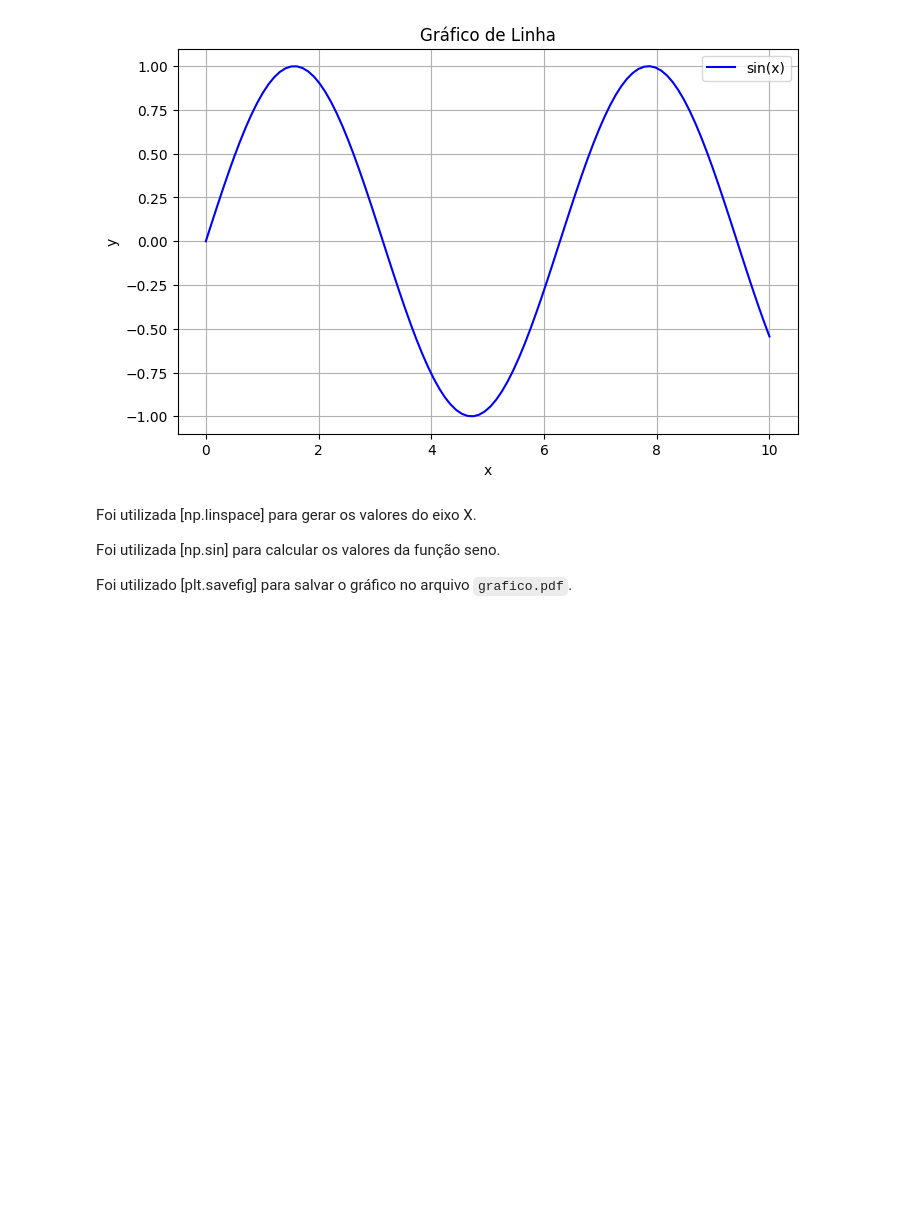
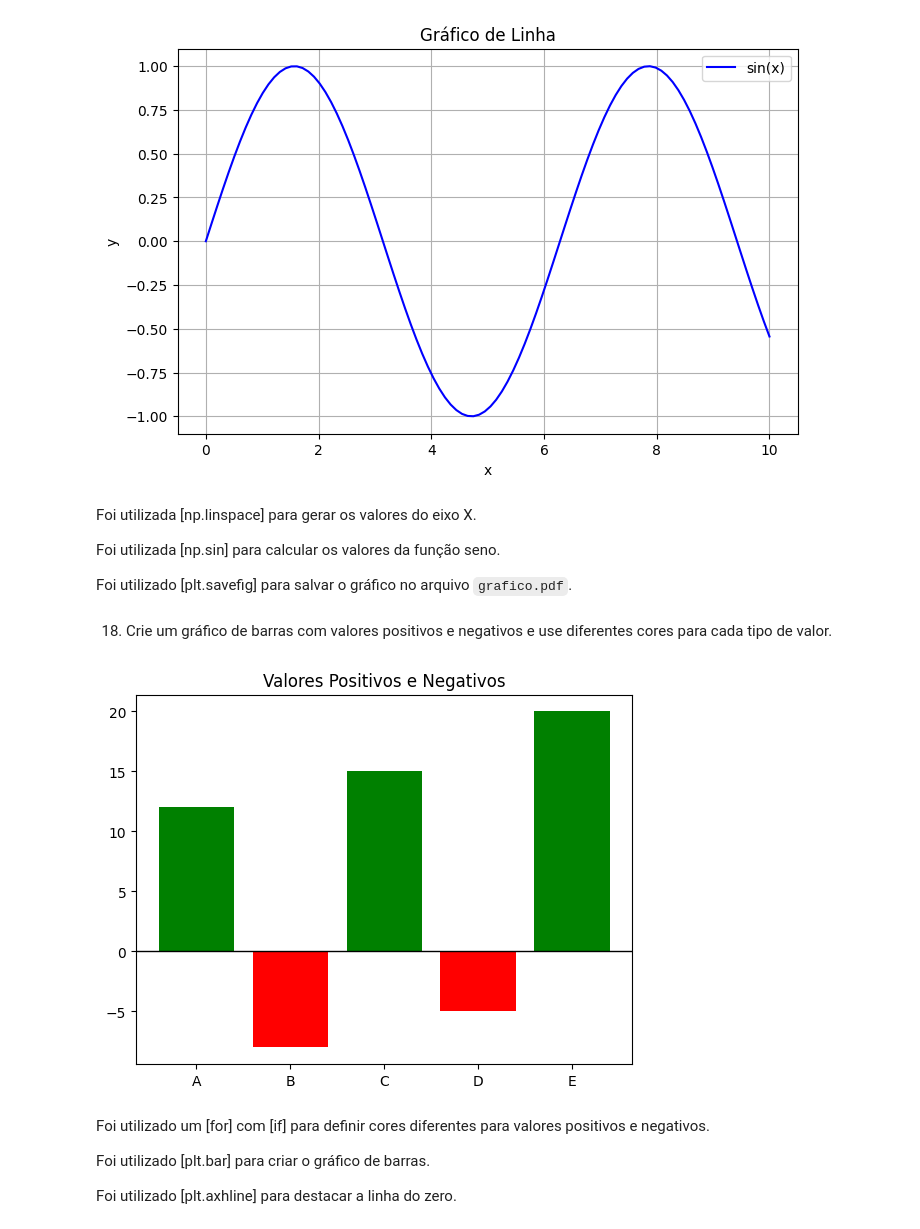
Before and after one commit to 76Falcone/AulasInteligenciaArtificial, a Jupyter notebook: ExercíciosBibliotecas_Python_Falcone_6B_Noturno.ipynb, the cells around one changed output. Cells and saved outputs as stored; diff of their text form; code cells hidden in the pictures; blank space fills up the shorter version.

Commit message:
Exercício 18 - Matplotlib

```diff
--- a/ExercíciosBibliotecas_Python_Falcone_6B_Noturno.ipynb
+++ b/ExercíciosBibliotecas_Python_Falcone_6B_Noturno.ipynb
@@ -1992,3 +1992,30 @@ Foi utilizada [np.linspace] para gerar os valores do eixo X.
 Foi utilizada [np.sin] para calcular os valores da função seno.
 
 Foi utilizado [plt.savefig] para salvar o gráfico no arquivo `grafico.pdf`.
+# %% [markdown]
+18. Crie um gráfico de barras com valores positivos e negativos e use diferentes cores para cada tipo de valor.
+# %%
+import matplotlib.pyplot as plt
+
+categoriasMistas = ["A", "B", "C", "D", "E"]
+valoresMisturados = [12, -8, 15, -5, 20]
+coresMistas = []
+
+for valor in valoresMisturados:
+    if valor >= 0:
+        coresMistas.append("green")
+    else:
+        coresMistas.append("red")
+
+plt.bar(categoriasMistas, valoresMisturados, color=coresMistas)
+plt.axhline(0, color="black", linewidth=1)
+plt.title("Valores Positivos e Negativos")
+plt.show()
+# %% [output]
+[figure, added]
+# %% [markdown]
+Foi utilizado um [for] com [if] para definir cores diferentes para valores positivos e negativos.
+
+Foi utilizado [plt.bar] para criar o gráfico de barras.
+
+Foi utilizado [plt.axhline] para destacar a linha do zero.
```
